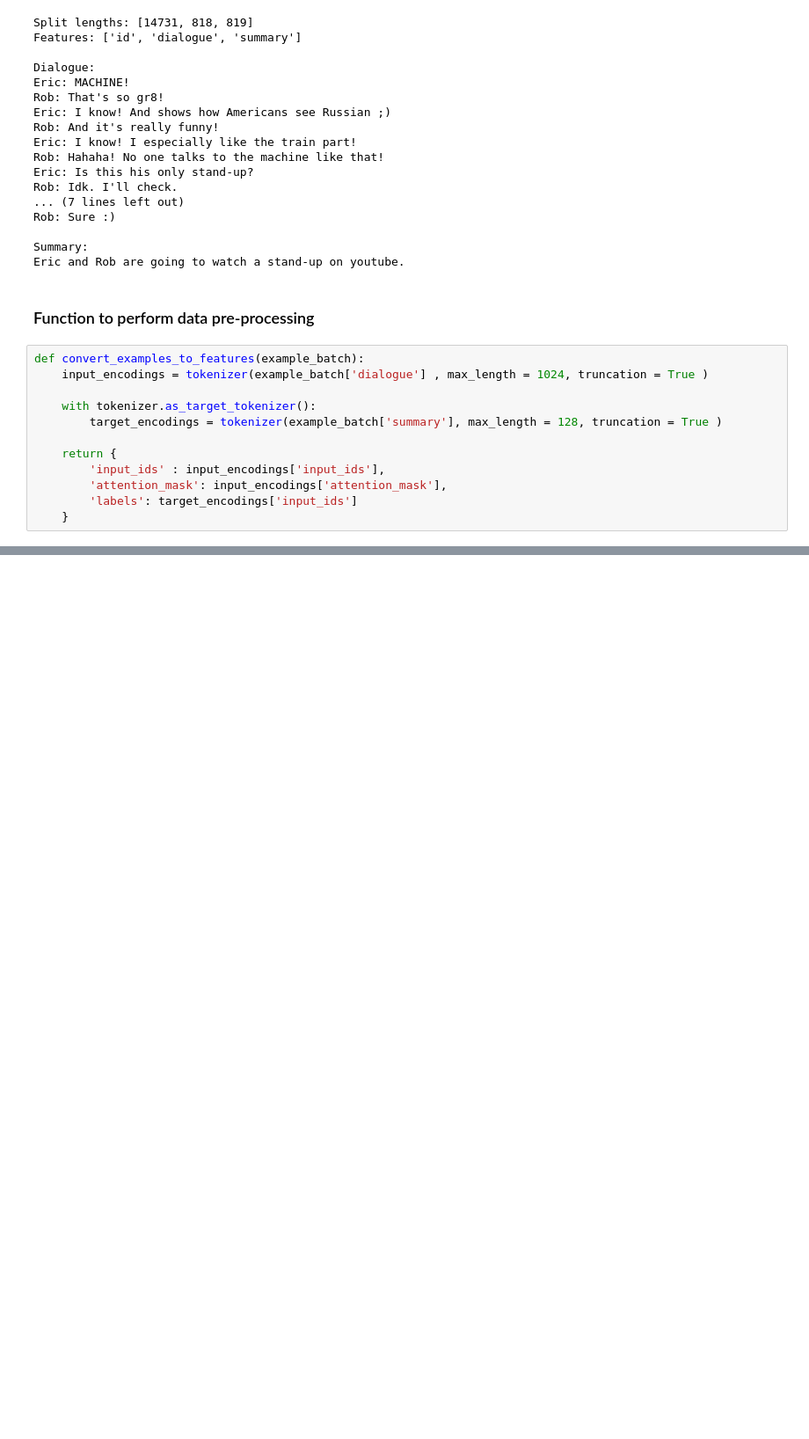
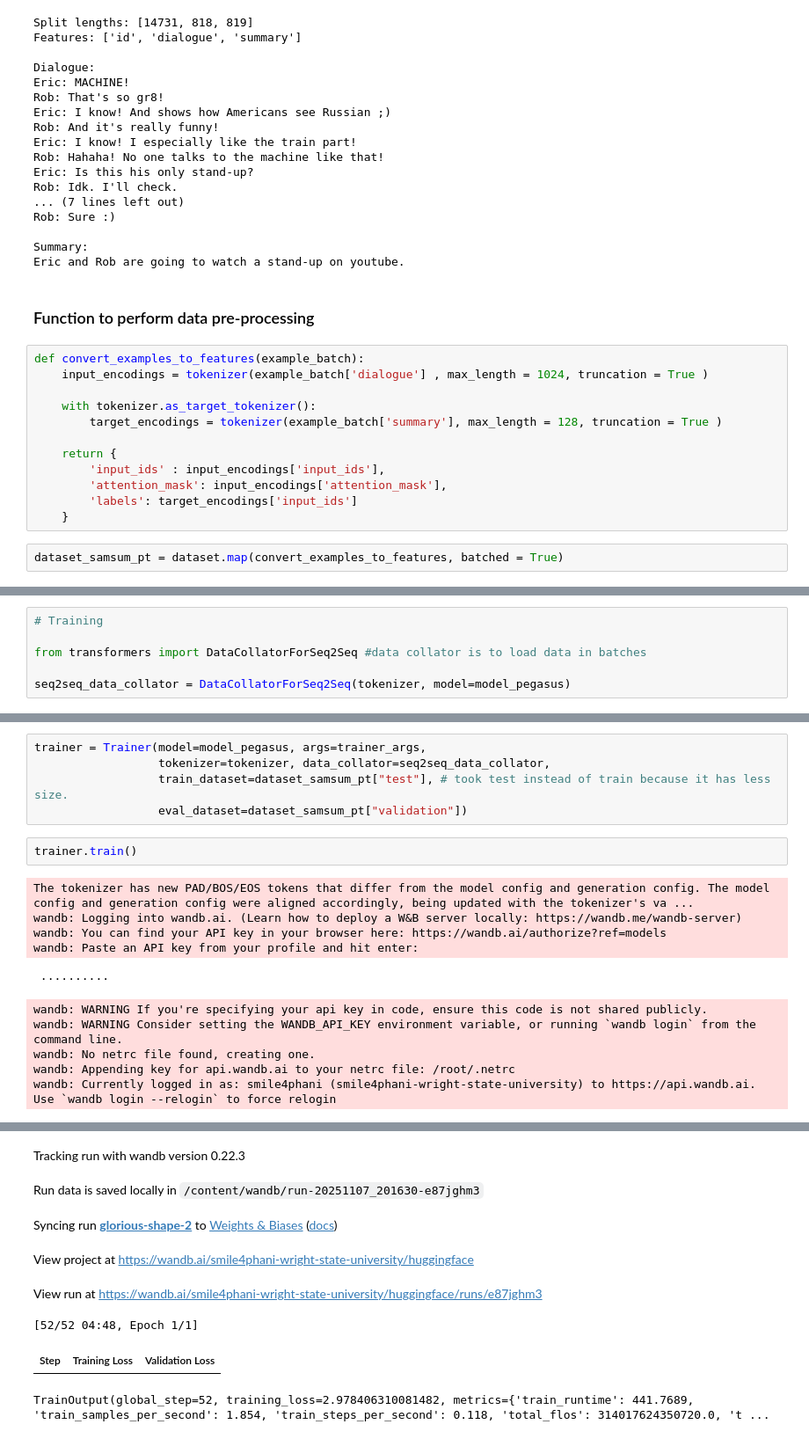
Before and after one commit to Phani170/Text-Summarization-Project, a Jupyter notebook: ipynb notebook files /Text_Summarizer_Project.ipynb, the cells around one changed output, grey strips where cells are left out. Shown: that part at 88% size. Cells and saved outputs as stored; diff of their text form; blank space fills up the shorter version.

```diff
--- a/ipynb notebook files /Text_Summarizer_Project.ipynb
+++ b/ipynb notebook files /Text_Summarizer_Project.ipynb
@@ -174,3 +197,5 @@ def convert_examples_to_features(example_batch):
         'attention_mask': input_encodings['attention_mask'],
         'labels': target_encodings['input_ids']
     }
+# %%
+dataset_samsum_pt = dataset.map(convert_examples_to_features, batched = True)
@@ -176,0 +233,6 @@ def convert_examples_to_features(example_batch):
+# %%
+# Training
+
+from transformers import DataCollatorForSeq2Seq #data collator is to load data in batches
+
+seq2seq_data_collator = DataCollatorForSeq2Seq(tokenizer, model=model_pegasus)
@@ -176,0 +249,18 @@ def convert_examples_to_features(example_batch):
+# %%
+trainer = Trainer(model=model_pegasus, args=trainer_args,
+                  tokenizer=tokenizer, data_collator=seq2seq_data_collator,
+                  train_dataset=dataset_samsum_pt["test"], # took test instead of train because it has less size.
+                  eval_dataset=dataset_samsum_pt["validation"])
+# %%
+trainer.train()
+# %% [output]
+The tokenizer has new PAD/BOS/EOS tokens that differ from the model config and generation config. The model config and generation config were aligned accordingly, being updated with the tokenizer's va ...
+wandb: Logging into wandb.ai. (Learn how to deploy a W&B server locally: https://wandb.me/wandb-server)
+wandb: You can find your API key in your browser here: https://wandb.ai/authorize?ref=models
+wandb: Paste an API key from your profile and hit enter:
+ ··········
+wandb: WARNING If you're specifying your api key in code, ensure this code is not shared publicly.
+wandb: WARNING Consider setting the WANDB_API_KEY environment variable, or running `wandb login` from the command line.
+wandb: No netrc file found, creating one.
+wandb: Appending key for api.wandb.ai to your netrc file: /root/.netrc
+wandb: Currently logged in as: smile4phani (smile4phani-wright-state-university) to https://api.wandb.ai. Use `wandb login --relogin` to force relogin
@@ -176,0 +268,8 @@ def convert_examples_to_features(example_batch):
+Tracking run with wandb version 0.22.3
+Run data is saved locally in /content/wandb/run-20251107_201630-e87jghm3
+Syncing run glorious-shape-2 to Weights & Biases (docs)
+View project at https://wandb.ai/smile4phani-wright-state-university/huggingface
+View run at https://wandb.ai/smile4phani-wright-state-university/huggingface/runs/e87jghm3
+[52/52 04:48, Epoch 1/1]
+| Step | Training Loss | Validation Loss |
+TrainOutput(global_step=52, training_loss=2.978406310081482, metrics={'train_runtime': 441.7689, 'train_samples_per_second': 1.854, 'train_steps_per_second': 0.118, 'total_flos': 314017624350720.0, 't ...
```
Also changed, not shown: parts of 14 cells of this notebook.
